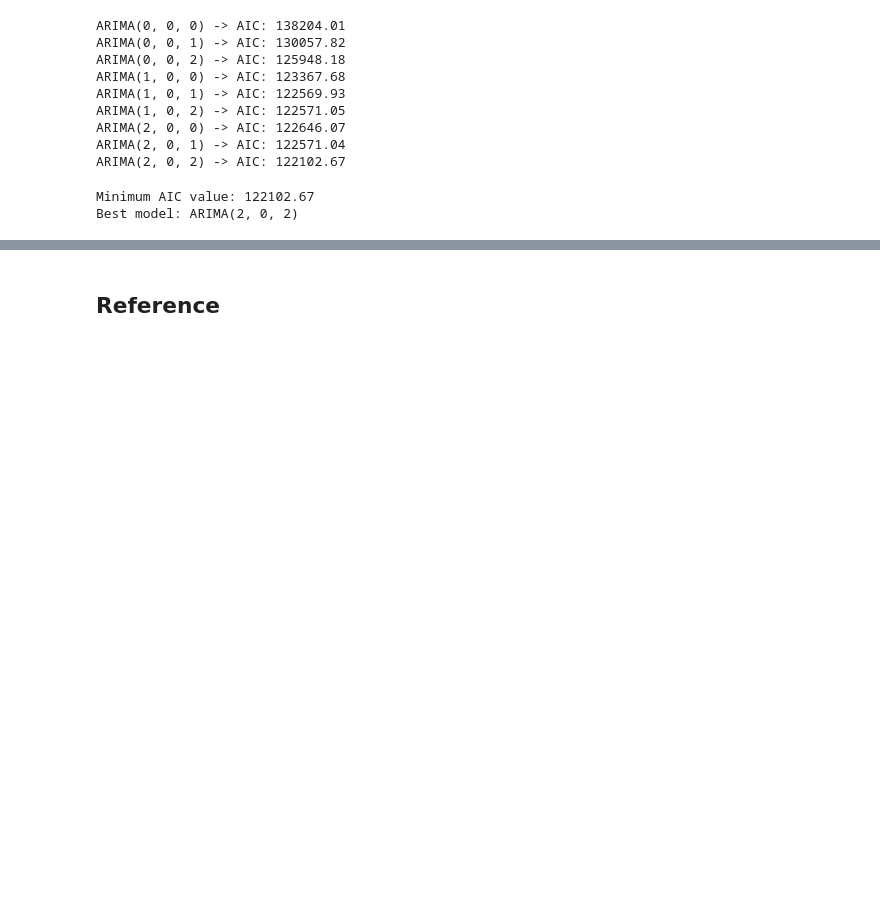
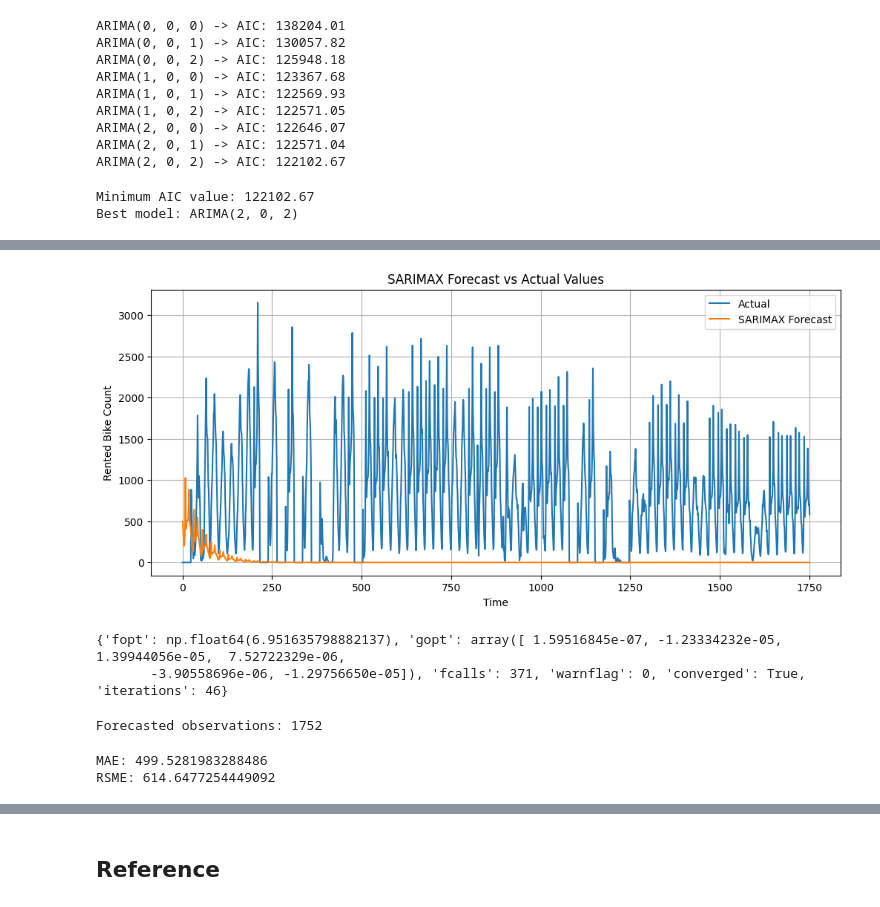
Before and after one commit to JheniferDamiski/CA1-Machine-Learning-for-Business-Git, a Jupyter notebook: Untitled.ipynb, the cells around one changed output, grey strips where cells are left out. Drawn from its saved outputs; the diff is of its cells as text; code cells hidden in the pictures; blank space fills up the shorter version.

```diff
--- a/Untitled.ipynb
+++ b/Untitled.ipynb
@@ -495,0 +540,12 @@ Best model: ARIMA(2, 0, 2)
+# %%
+from statsmodels.tsa.statespace.sarimax import SARIMAX
+
+sarima_model = SARIMAX(
+    df["Rented Bike Count"],
+    order=(2, 0, 2),
+    seasonal_order=(1, 0, 0, 24)
+)
+
+sarima_fit = sarima_model.fit(disp=False)
+
+print(sarima_fit.summary())
@@ -495,0 +620,47 @@ Best model: ARIMA(2, 0, 2)
+# %%
+plt.figure(figsize=(12, 5))
+
+plt.plot(test.values, label="Actual")
+plt.plot(sarima_forecast.values, label="SARIMAX Forecast")
+
+plt.title("SARIMAX Forecast vs Actual Values")
+plt.xlabel("Time")
+plt.ylabel("Rented Bike Count")
+plt.legend()
+plt.grid(True)
+
+plt.show()
+# %% [output]
+[figure, added]
+# %%
+arima_model = ARIMA(
+    train,
+    order=(2, 0, 2)
+)
+
+arima_fit = arima_model.fit(
+    method_kwargs={"maxiter":200}
+)
+
+print(arima_fit.mle_retvals)
+# %% [output]
+{'fopt': np.float64(6.951635798882137), 'gopt': array([ 1.59516845e-07, -1.23334232e-05,  1.39944056e-05,  7.52722329e-06,
+       -3.90558696e-06, -1.29756650e-05]), 'fcalls': 371, 'warnflag': 0, 'converged': True, 'iterations': 46}
+# %%
+forecast = arima_fit.forecast(steps=len(test))
+
+print("Forecasted observations:", len(forecast))
+# %% [output]
+Forecasted observations: 1752
+# %%
+from sklearn.metrics import mean_absolute_error, mean_squared_error
+import numpy as np
+
+mae = mean_absolute_error(test, forecast)
+rmse = np.sqrt(mean_squared_error(test, forecast))
+
+print("MAE:", mae)
+print("RSME:", rmse)
+# %% [output]
+MAE: 499.5281983288486
+RSME: 614.6477254449092
```
Also changed, not shown: parts of 10 cells of this notebook.
